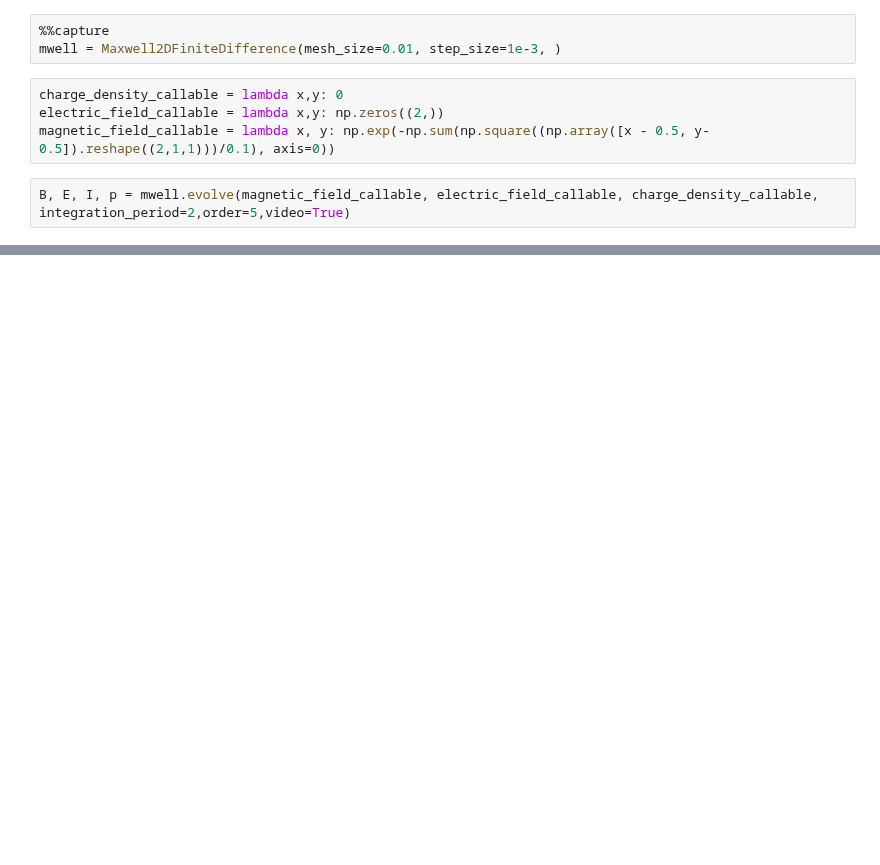
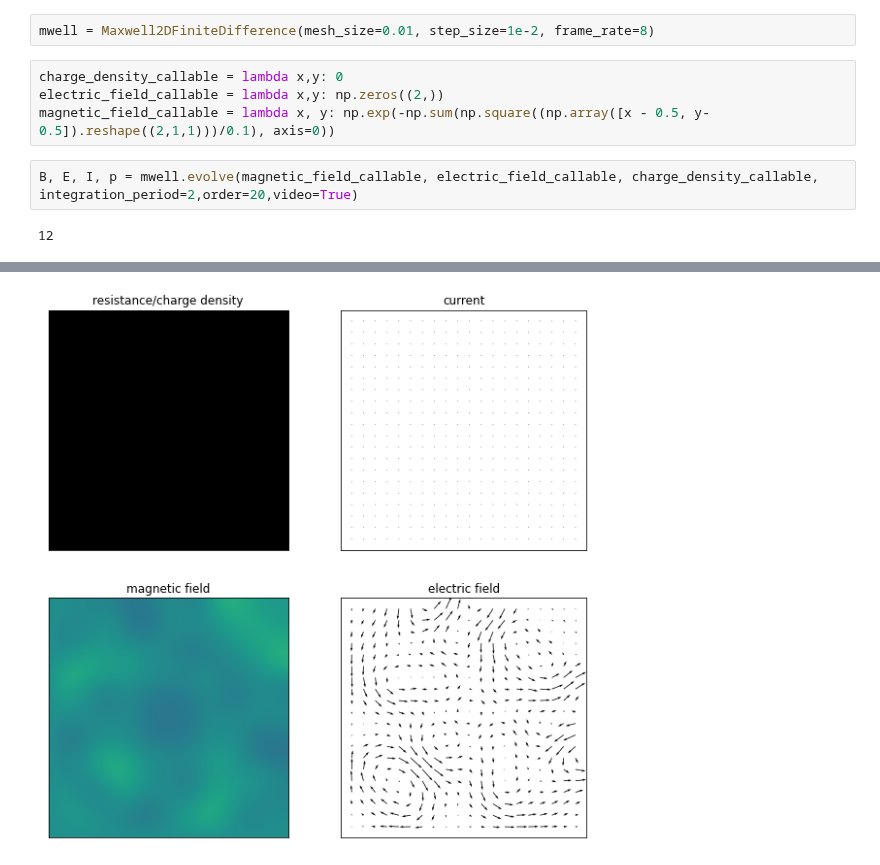
Before and after one commit to OliverSkocek/maxwell, a Jupyter notebook: notebooks/maxwell_2d_notebook.ipynb, the cells around one changed output, grey strips where cells are left out. Drawn from its saved outputs; the diff is of its cells as text; blank space fills up the shorter version.

```diff
--- a/notebooks/maxwell_2d_notebook.ipynb
+++ b/notebooks/maxwell_2d_notebook.ipynb
@@ -19,13 +19,14 @@ if module_path not in sys.path:
 # %%
 from FiniteDifferences.Maxwell2d import Maxwell2DFiniteDifference
 # %%
-%%capture
-mwell = Maxwell2DFiniteDifference(mesh_size=0.01, step_size=1e-3, )
+mwell = Maxwell2DFiniteDifference(mesh_size=0.01, step_size=1e-2, frame_rate=8)
 # %%
 charge_density_callable = lambda x,y: 0
 electric_field_callable = lambda x,y: np.zeros((2,))
 magnetic_field_callable = lambda x, y: np.exp(-np.sum(np.square((np.array([x - 0.5, y- 0.5]).reshape((2,1,1)))/0.1), axis=0))
 # %%
-B, E, I, p = mwell.evolve(magnetic_field_callable, electric_field_callable, charge_density_callable, integration_period=2,order=5,video=True)
+B, E, I, p = mwell.evolve(magnetic_field_callable, electric_field_callable, charge_density_callable, integration_period=2,order=20,video=True)
 # %% [output]
+12
 [interactive output not drawn]
+[figure, added]
```
Also changed, not shown: 3 other files.
